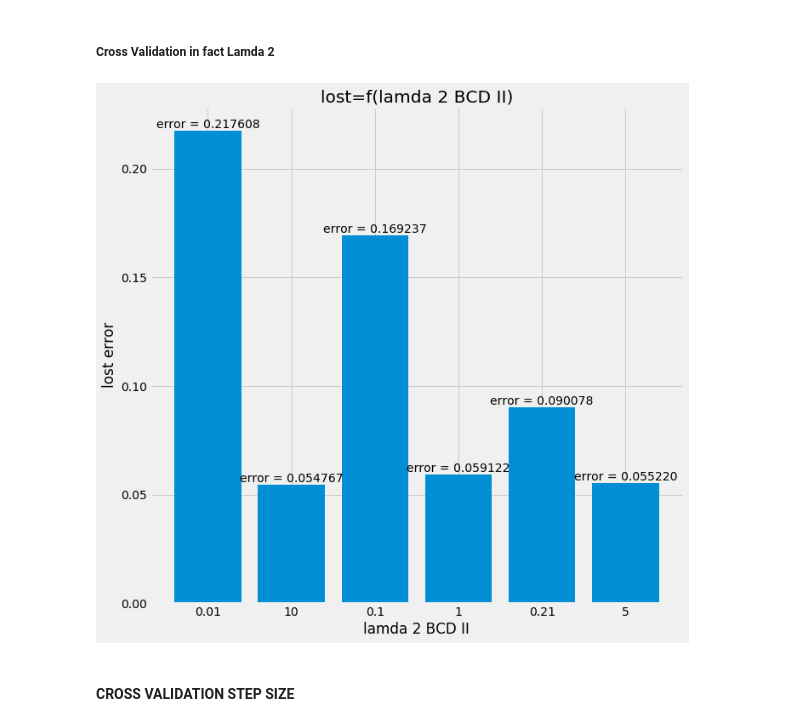
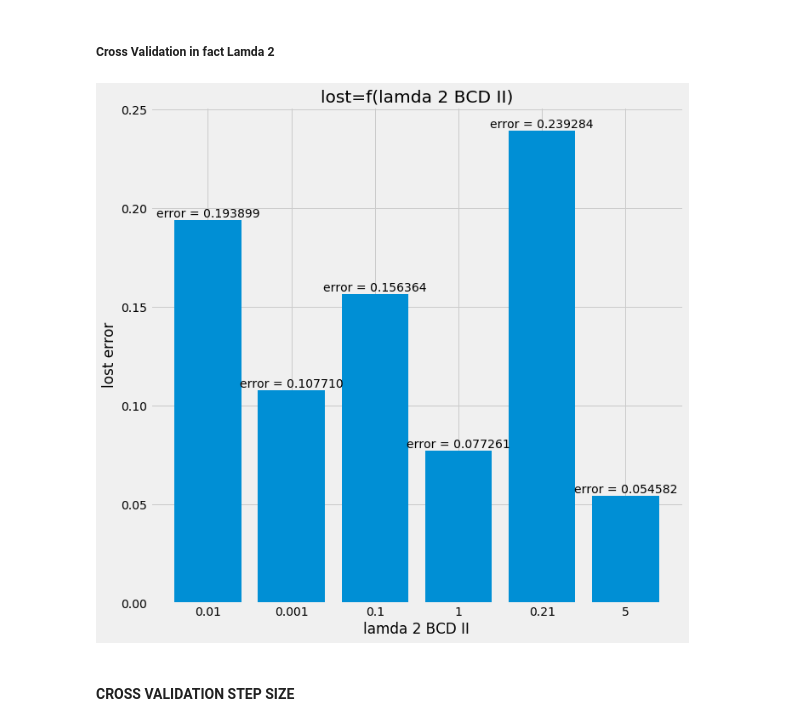
Before and after one commit to Panongbene/PROJECT_DATA_SCIENCE, a Jupyter notebook: optimization-convex/SOLVE_DL_HW3.ipynb, the cells around one changed output. Saved outputs shown, nothing was run; the diff lists cells and outputs as text; code cells hidden in the pictures.

```diff
--- a/optimization-convex/SOLVE_DL_HW3.ipynb
+++ b/optimization-convex/SOLVE_DL_HW3.ipynb
@@ -1910,15 +1881,16 @@ def traning_BCD_II(data_X, data_Y, lamda_1, lamda_2, step_size, nb_neuronal_firs
     W_1 = 0.01*np.random.rand(data_X.shape[1], nb_neuronal_first_layer)
     W_2 = 0.01*np.random.rand(nb_neuronal_first_layer, 1)#0.1*np.ones((1, nb_output_first_layer))
     training_error = list()
+    j = random.randint(0,data_X.shape[0])%data_X.shape[0]
 
     for i in range(nb_iteration):
 
-        j = random.randint(0,data_X.shape[0])%data_X.shape[0]
+        W_1_grad, W_2_grad_ = gradient_loss_g_i_II(pd.DataFrame(data_X.iloc[j]).T, data_Y[j], W_1, W_2, lamda_1, lamda_2)
 
-        W_1_grad, W_2_grad = gradient_loss_g_i_II(pd.DataFrame(data_X.iloc[j]).T, data_Y[j], W_1, W_2, lamda_1, lamda_2)
+        W_1_grad_, W_2_grad = gradient_loss_g_i_II(pd.DataFrame(data_X.iloc[j]).T, data_Y[j], W_1_grad, W_2_grad_, lamda_1, lamda_2)
 
         #print(np.linalg.norm(W_2_grad))
-        loss_ = 1/loss_function_f(data_X, data_Y, W_1, W_2, lamda_1, lamda_2)
+        loss_ = loss_function_f_II(data_X, data_Y, W_1_grad, W_2_grad, lamda_1, lamda_2)
 
         #print(loss_)
         training_error.append(loss_)
@@ -1928,7 +1900,7 @@ def traning_BCD_II(data_X, data_Y, lamda_1, lamda_2, step_size, nb_neuronal_firs
 
     return W_1, W_2, training_error
 # %%
-l1, l2, training_error = traning_BCD_II(data_X, data_Y, lamda_1, lamda_2, step_size, nb_neuronal_first_layer, 10000)
+l1, l2, training_error = traning_BCD_II(data_X, data_Y_II, lamda_1, lamda_2, step_size, nb_neuronal_first_layer, 1000)
 # %%
 N = np.arange(len(training_error))
 plot_figure(training_error, N, "training_error", "Training error Number iteration", 'Number iteration', 'Training Error')
@@ -1965,7 +1937,7 @@ for i in range(len(list_parameter_lamda_1)):
         testing_X = data_X[[x not in training_index for x in  data_X.index.values.tolist()]]
         testing_Y = data_Y_II.T[[x not in training_index for x in  data_X.index.values.tolist()]].T
 
-        l1, l2, training_error = traning_BCD_II(training_X, training_Y, list_parameter_lamda_1[i], lamda_2, step_size, nb_neuronal_first_layer, 10000)
+        l1, l2, training_error = traning_BCD_II(training_X, training_Y, list_parameter_lamda_1[i], lamda_2, step_size, nb_neuronal_first_layer, 1000)
         tamp_1 = loss_function_f_II(testing_X, testing_Y, l1, l2, list_parameter_lamda_1[i], lamda_2)
 
         error_k_fold.append(tamp_1)
@@ -1979,7 +1951,7 @@ plot_hist(["0.01", "10", "0.1", "1", "0.21", "5"], error_cross_validation_lamda_
 # %%
 nb_neuronal_first_layer = 10
 lamda_1 = 0.01
-list_parameter_lamda_2 = [0.01, 10, 0.1, 1, 0.21, 5]
+list_parameter_lamda_2 = [0.01, 0.001, 0.1, 1, 0.21, 5]
 step_size = 0.01
 
 # size data
@@ -2003,15 +1975,15 @@ for i in range(len(list_parameter_lamda_2)):
         testing_X = data_X[[x not in training_index for x in  data_X.index.values.tolist()]]
         testing_Y = data_Y_II.T[[x not in training_index for x in  data_X.index.values.tolist()]].T
 
-        l1, l2, training_error = traning_BCD_II(training_X, training_Y, lamda_1, list_parameter_lamda_2[i], step_size, nb_neuronal_first_layer, 10000)
+        l1, l2, training_error = traning_BCD_II(training_X, training_Y, lamda_1, list_parameter_lamda_2[i], step_size, nb_neuronal_first_layer, 1000)
         tamp_1 = loss_function_f_II(testing_X, testing_Y, l1, l2, lamda_1, list_parameter_lamda_2[i])
 
         error_k_fold.append(tamp_1)
     error_cross_validation_lamda_2_.append(np.mean(error_k_fold))
 # %%
-plot_hist(["0.01", "10", "0.1", "1", "0.21", "5"], error_cross_validation_lamda_2_, "lost=f(lamda 2 BCD II)", "lamda 2 BCD II", "lost error")
+plot_hist(["0.01", "0.001", "0.1", "1", "0.21", "5"], error_cross_validation_lamda_2_, "lost=f(lamda 2 BCD II)", "lamda 2 BCD II", "lost error")
 # %% [output]
-[figure, old version]
+[figure, new version]
 # %% [markdown]
 #### CROSS VALIDATION STEP SIZE
 # %%
```
Also changed, not shown: parts of 71 cells of this notebook.
